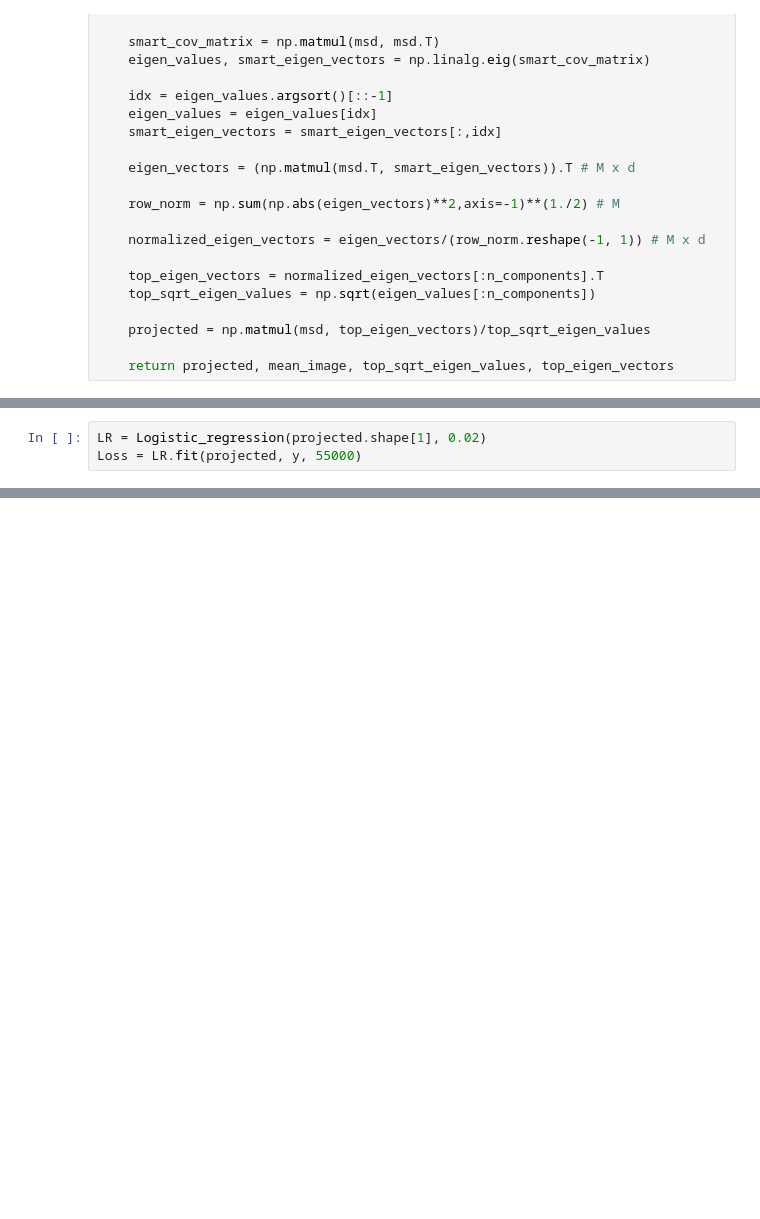
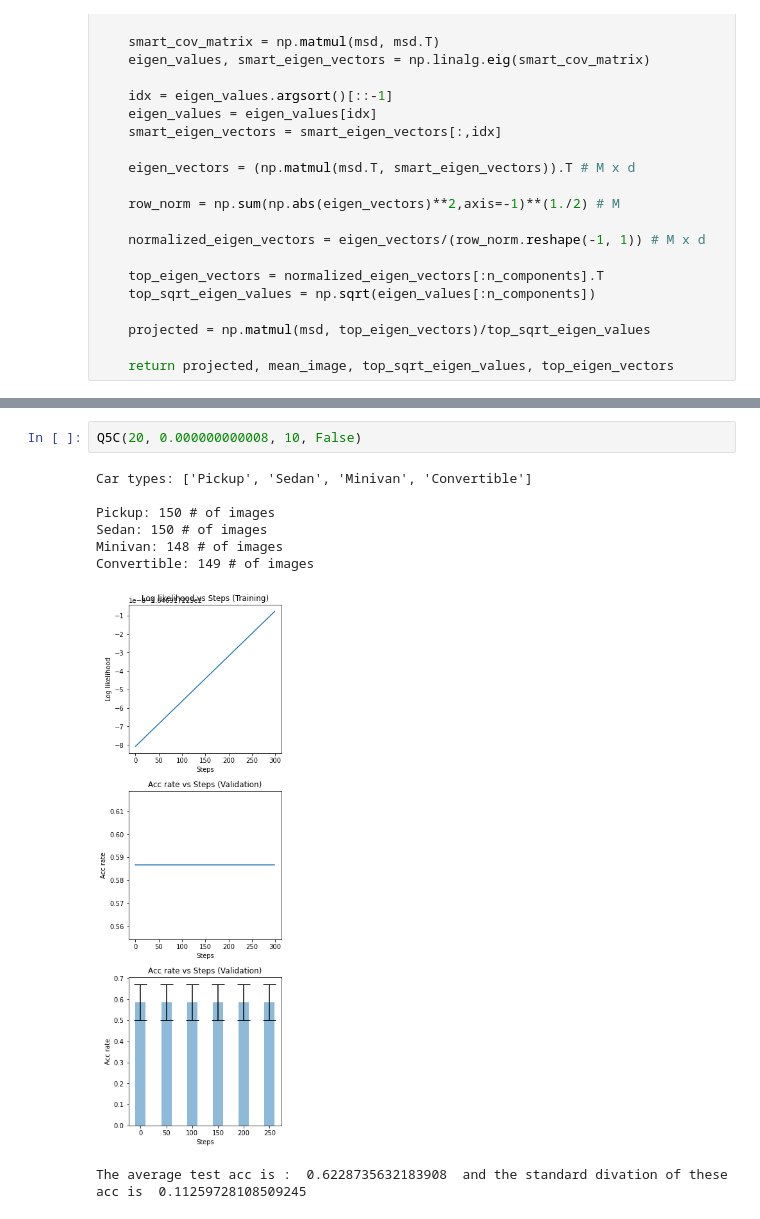
Before and after one commit to hanyax/Advance_Neutral_Network_Projects, a Jupyter notebook: PA1.ipynb, the cells around one changed output, grey strips where cells are left out. Saved outputs shown, nothing was run; the diff lists cells and outputs as text; blank space fills up the shorter version.

```diff
--- a/PA1.ipynb
+++ b/PA1.ipynb
@@ -180,3 +97,0 @@ class Logistic_regression:
-# %%
-LR = Logistic_regression(projected.shape[1], 0.02)
-Loss = LR.fit(projected, y, 55000)
@@ -340,0 +385,11 @@ validationPCAed
+# %%
+Q5C(20, 0.000000000008, 10, False)
+# %% [output]
+Car types: ['Pickup', 'Sedan', 'Minivan', 'Convertible']
+
+Pickup: 150 # of images
+Sedan: 150 # of images
+Minivan: 148 # of images
+Convertible: 149 # of images
+[figure, added]
+The average test acc is :  0.6228735632183908  and the standard divation of these acc is  0.11259728108509245
```
Also changed, not shown: parts of 49 cells of this notebook.
